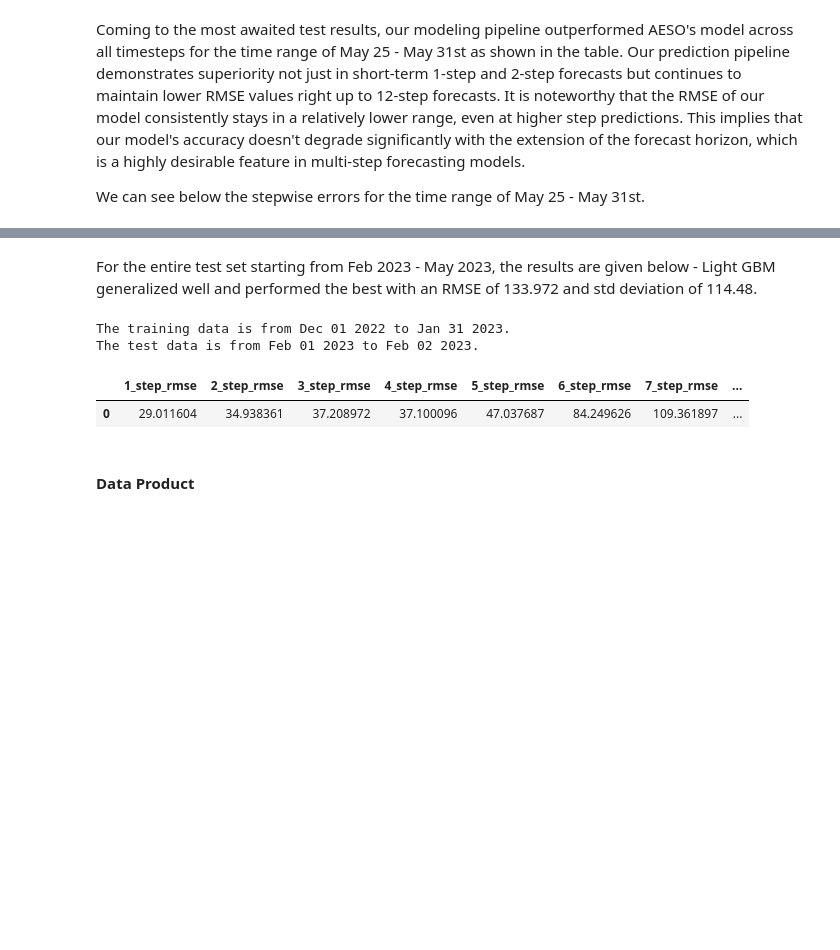
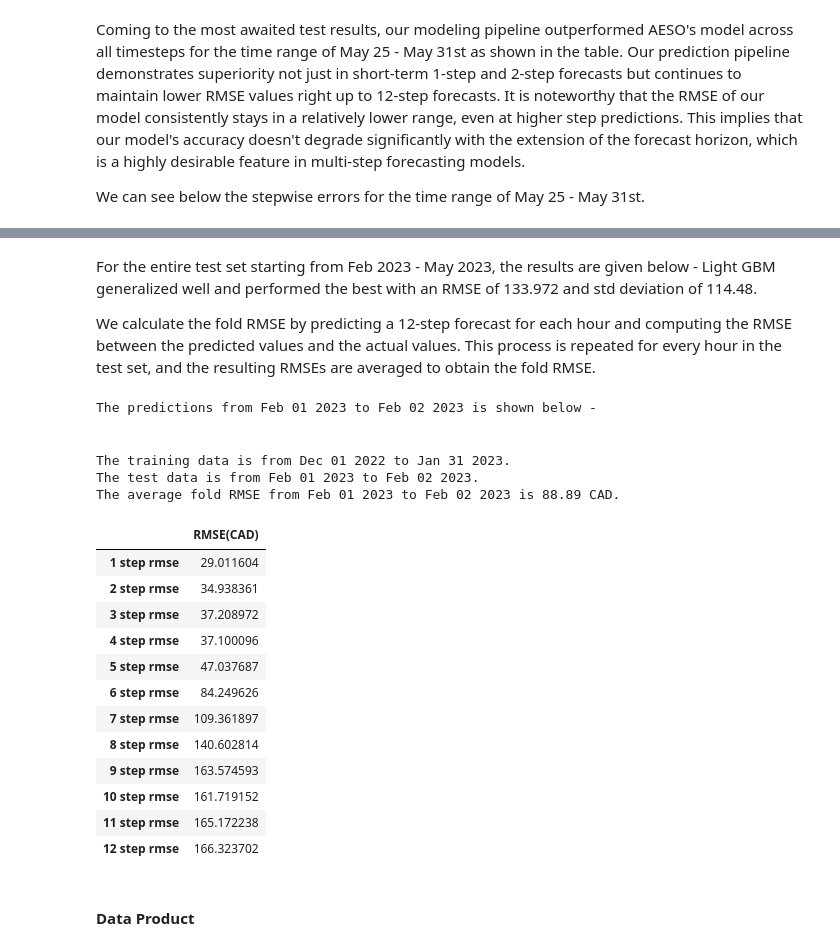
Before and after one commit to slalom-ubc-mds/Power-Price-Prediction, a Jupyter notebook: notebooks/jupyter_book_reports/_build/html/_sources/final_report.ipynb, the cells around one changed output, grey strips where cells are left out. Cells and saved outputs as stored; diff of their text form; code cells hidden in the pictures; blank space fills up the shorter version.

```diff
--- a/notebooks/jupyter_book_reports/_build/html/_sources/final_report.ipynb
+++ b/notebooks/jupyter_book_reports/_build/html/_sources/final_report.ipynb
@@ -582,39 +595,84 @@ We can see below the stepwise errors for the time range of May 25 - May 31st.
 
 For the entire test set starting from Feb 2023 - May 2023, the results are given below -
 Light GBM generalized well and performed the best with an RMSE of 133.972 and std deviation of 114.48.
+
+We calculate the fold RMSE by predicting a 12-step forecast for each hour and computing the RMSE between the predicted values and the actual values. This process is repeated for every hour in the test set, and the resulting RMSEs are averaged to obtain the fold RMSE.
+# %%
+import pandas as pd
+from datetime import datetime
+
+
+results = results.reset_index(drop=True)
+# Convert string to datetime
+results['model_start_date'] = pd.to_datetime(results['model_start_date'])
+results['prediction_end_date'] = pd.to_datetime(results['prediction_end_date'])
+results
+# Get day from date
+start_day = results['model_start_date'].dt.strftime('%b %d %Y')[0]
+end_day = results['prediction_end_date'].dt.strftime('%b %d %Y')[0]
+
+
+print(f"The predictions from Feb 01 2023 to {end_day} is shown below -\n")
+# from IPython.display import display, HTML
+
+# # Specify the path to your HTML file
+# html_path = "../../results/predictions_plot.html"
+
+# # Read the contents of the HTML file
+# with open(html_path, 'r', encoding='utf-8') as file:
+#     html_content = file.read()
+
+# # Display the HTML content
+# display(HTML(html_content))
+# %% [output]
+The predictions from Feb 01 2023 to Feb 02 2023 is shown below -
+# %% [markdown]
+
+
+<!-- from IPython.display import IFrame -->
+<!-- <img src= “../../results/predictions_plot.html”> -->
+
+<!-- IFrame(src='../../results/predictions_plot.html', width=700, height=600) -->
 # %%
-import pandas as pd
-from datetime import datetime
 
 
-results = results.reset_index(drop=True)
-# Convert string to datetime
-results['model_start_date'] = pd.to_datetime(results['model_start_date'])
-results['prediction_end_date'] = pd.to_datetime(results['prediction_end_date'])
+print(f"The training data is from {start_day} to Jan 31 2023.")
+print(f"The test data is from Feb 01 2023 to {end_day}.")
+print(f"The average fold RMSE from Feb 01 2023 to {end_day} is {results['avg_fold_rmse'].item()} CAD.\n")
 
-# Get day from date
-start_day = results['model_start_date'].dt.strftime('%b %d %Y')[0]
-end_day = results['prediction_end_date'].dt.strftime('%b %d %Y')[0]
-
-print(f"The training data is from {start_day} to Jan 31 2023.")
-print(f"The test data is from Feb 01 2023 to {end_day}.\n")
 # Select desired columns
 selected_columns = results[["1_step_rmse", "2_step_rmse", "3_step_rmse", "4_step_rmse", "5_step_rmse",
                        "6_step_rmse", "7_step_rmse", "8_step_rmse", "9_step_rmse", "10_step_rmse",
                        "11_step_rmse", "12_step_rmse"]]
 
 selected_columns = selected_columns.reset_index(drop=True)
 
 selected_columns = selected_columns[["1_step_rmse", "2_step_rmse", "3_step_rmse", "4_step_rmse", "5_step_rmse",
                        "6_step_rmse", "7_step_rmse", "8_step_rmse", "9_step_rmse", "10_step_rmse",
                        "11_step_rmse", "12_step_rmse"]]
 
+selected_columns.columns = selected_columns.columns.str.capitalize().str.replace('_', ' ')
+
+selected_columns = selected_columns.T
+selected_columns = selected_columns.rename(columns={selected_columns.columns[0]: 'RMSE(CAD)'})
 selected_columns
 # %% [output]
 The training data is from Dec 01 2022 to Jan 31 2023.
 The test data is from Feb 01 2023 to Feb 02 2023.
+The average fold RMSE from Feb 01 2023 to Feb 02 2023 is 88.89 CAD.
-|  | 1_step_rmse | 2_step_rmse | 3_step_rmse | 4_step_rmse | 5_step_rmse | 6_step_rmse | 7_step_rmse | ... |
-| 0 | 29.011604 | 34.938361 | 37.208972 | 37.100096 | 47.037687 | 84.249626 | 109.361897 | ... |
+|  | RMSE(CAD) |
+| 1 step rmse | 29.011604 |
+| 2 step rmse | 34.938361 |
+| 3 step rmse | 37.208972 |
+| 4 step rmse | 37.100096 |
+| 5 step rmse | 47.037687 |
+| 6 step rmse | 84.249626 |
+| 7 step rmse | 109.361897 |
+| 8 step rmse | 140.602814 |
+| 9 step rmse | 163.574593 |
+| 10 step rmse | 161.719152 |
+| 11 step rmse | 165.172238 |
+| 12 step rmse | 166.323702 |
 # %% [markdown]
 #### Data Product
 # %% [markdown]
```
Also changed, not shown: parts of 5 cells of this notebook, 8 other files.
